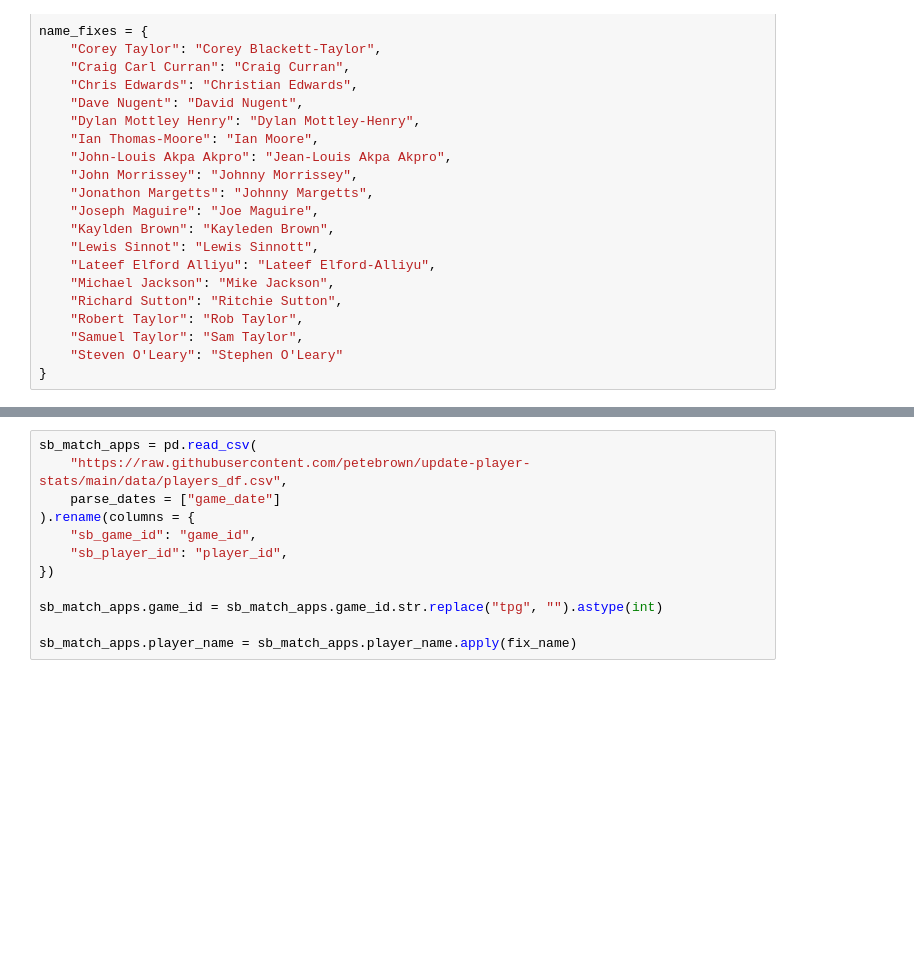
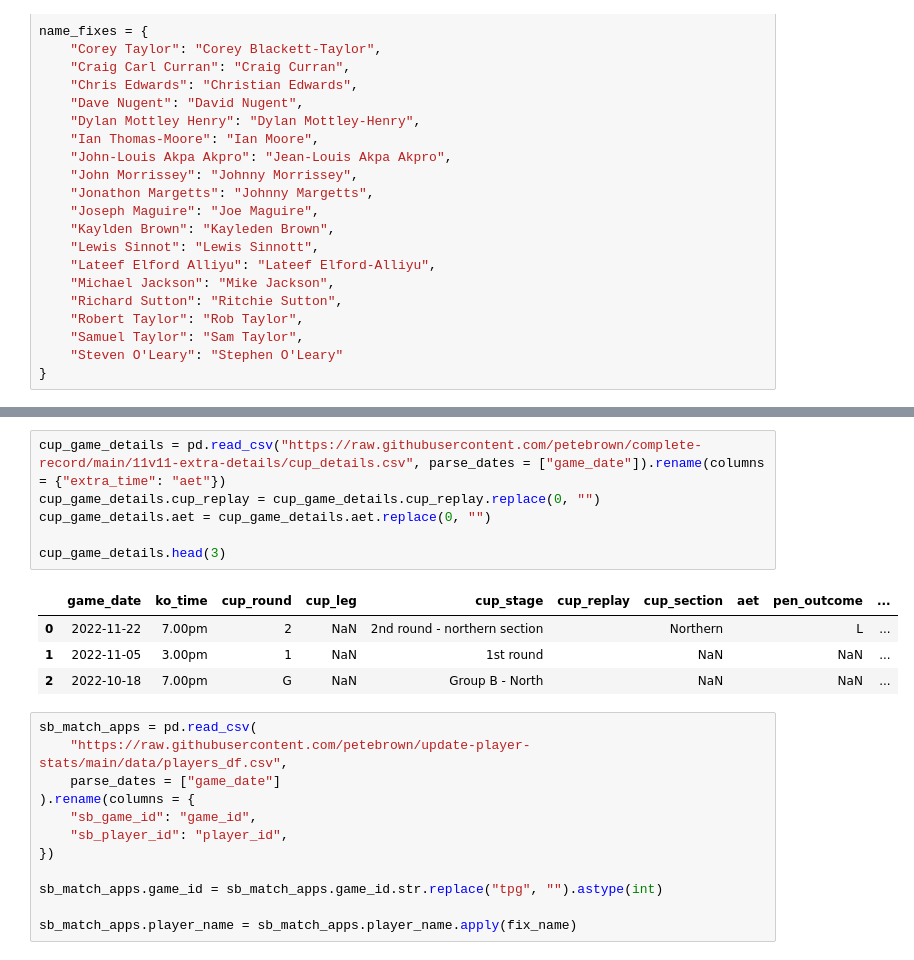
Before and after one commit to petebrown/pre-2023-data-prep, a Jupyter notebook: data-pipeline-prep.ipynb, the cells around one changed output, grey strips where cells are left out. Cells and saved outputs as stored; diff of their text form; blank space fills up the shorter version.

```diff
--- a/data-pipeline-prep.ipynb
+++ b/data-pipeline-prep.ipynb
@@ -32,3 +63,14 @@ name_fixes = {
+# %%
+cup_game_details = pd.read_csv("https://raw.githubusercontent.com/petebrown/complete-record/main/11v11-extra-details/cup_details.csv", parse_dates = ["game_date"]).rename(columns = {"extra_time": "aet"})
+cup_game_details.cup_replay = cup_game_details.cup_replay.replace(0, "")
+cup_game_details.aet = cup_game_details.aet.replace(0, "")
+
+cup_game_details.head(3)
+# %% [output]
+|  | game_date | ko_time | cup_round | cup_leg | cup_stage | cup_replay | cup_section | aet | pen_outcome | ... |
+| 0 | 2022-11-22 | 7.00pm | 2 | NaN | 2nd round - northern section |  | Northern |  | L | ... |
+| 1 | 2022-11-05 | 3.00pm | 1 | NaN | 1st round |  | NaN |  | NaN | ... |
+| 2 | 2022-10-18 | 7.00pm | G | NaN | Group B - North |  | NaN |  | NaN | ... |
 # %%
 sb_match_apps = pd.read_csv(
     "https://raw.githubusercontent.com/petebrown/update-player-stats/main/data/players_df.csv",
```
Also changed, not shown: parts of 23 cells of this notebook, 6 other files.
